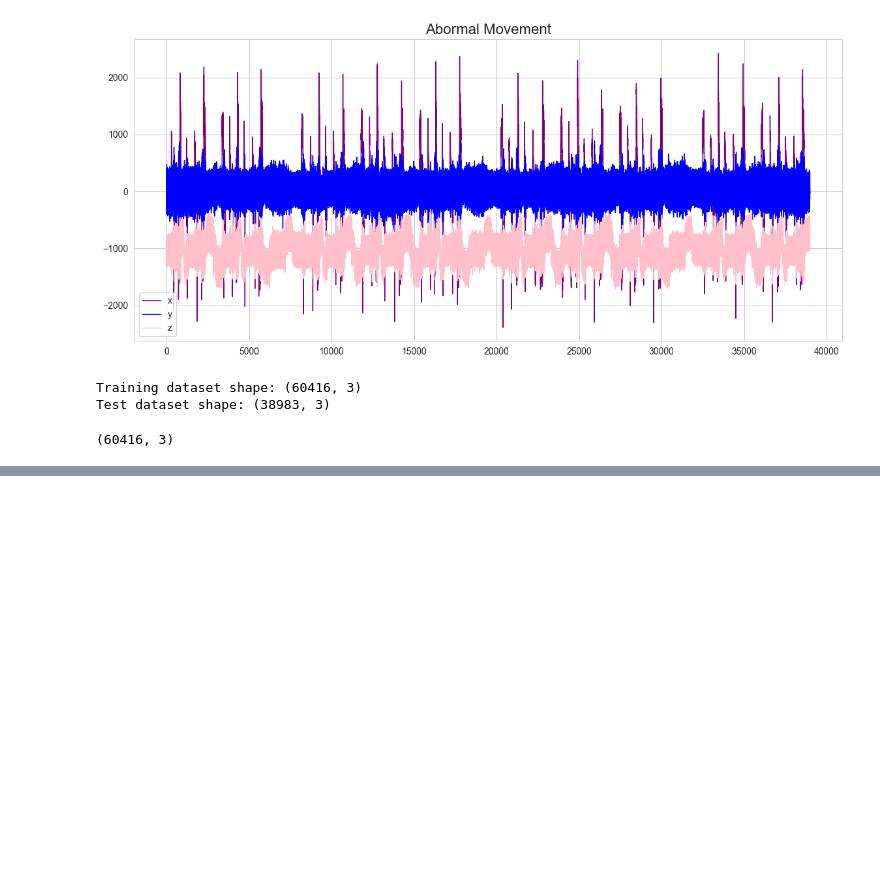
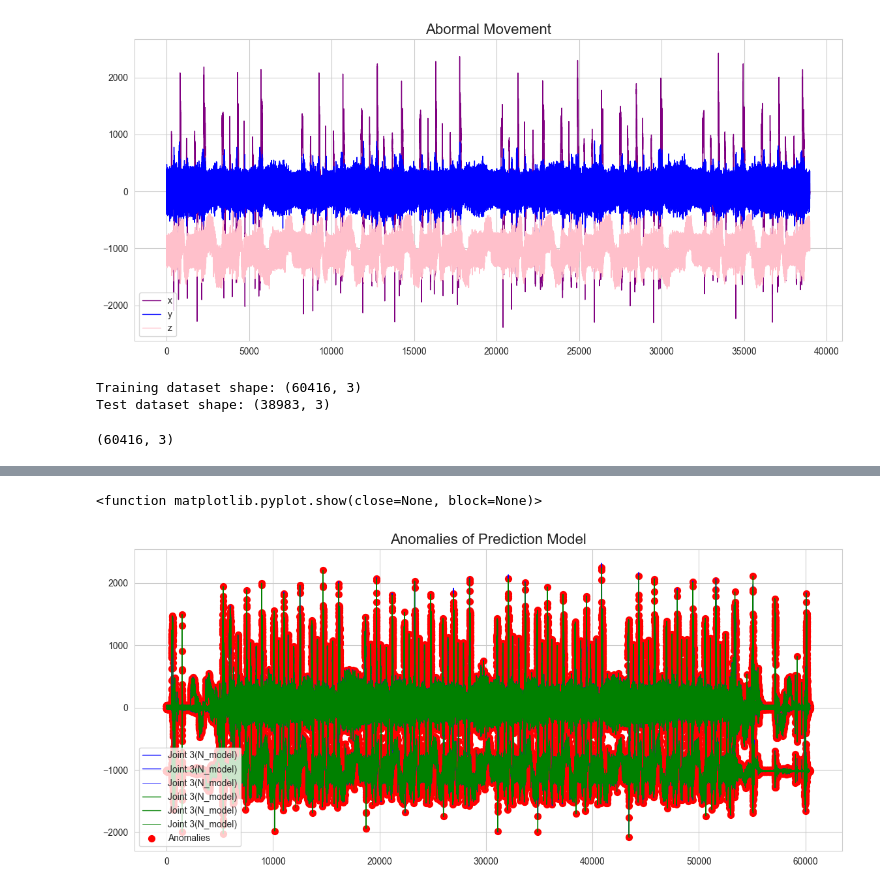
Before and after one commit to dhruvRj18/CNC, a Jupyter notebook: notebooks/train.ipynb, the cells around one changed output, grey strips where cells are left out. Cells and saved outputs as stored; diff of their text form; code cells hidden in the pictures; blank space fills up the shorter version.

```diff
--- a/notebooks/train.ipynb
+++ b/notebooks/train.ipynb
@@ -212,0 +236,25 @@ ValueError: Input 0 of layer "functional_1" is incompatible with the layer: expe
+# %%
+train_pred = pd.DataFrame(X_pred_train, columns=train.columns)
+train_pred.index = train.index
+
+model_anomalies = train.iloc[scored_train.index[scored_train['Anomaly']==True]]
+# %%
+fig, ax = plt.subplots(figsize=(14,6))
+ax.plot(train_pred['x'], label='Joint 3(N_model)', color='blue', linewidth=1)
+ax.plot(train_pred['y'], label='Joint 3(N_model)', color='blue', linewidth=1)
+ax.plot(train_pred['z'], label='Joint 3(N_model)', color='blue', linewidth=0.5)
+
+ax.plot(train['x'], label='Joint 3(N_model)', color='green', linewidth=1)
+ax.plot(train['y'], label='Joint 3(N_model)', color='green', linewidth=1)
+ax.plot(train['z'], label='Joint 3(N_model)', color='green', linewidth=0.5)
+
+ax.scatter(model_anomalies.index, model_anomalies['x'], label='Anomalies', color='red', alpha=1, s=50)
+ax.scatter(model_anomalies.index, model_anomalies['y'], color='red', alpha=1, s=50)
+ax.scatter(model_anomalies.index, model_anomalies['z'], color='red', alpha=1, s=50)
+
+plt.legend(loc='lower left')
+ax.set_title('Anomalies of Prediction Model', fontsize=16)
+plt.show
+# %% [output]
+<function matplotlib.pyplot.show(close=None, block=None)>
+[figure, added]
```
Also changed, not shown: parts of 20 cells of this notebook.
